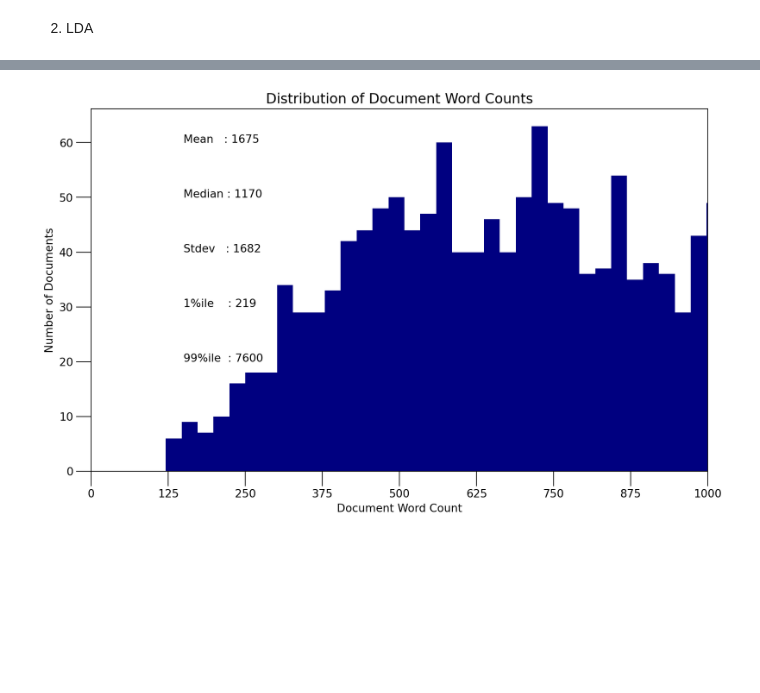
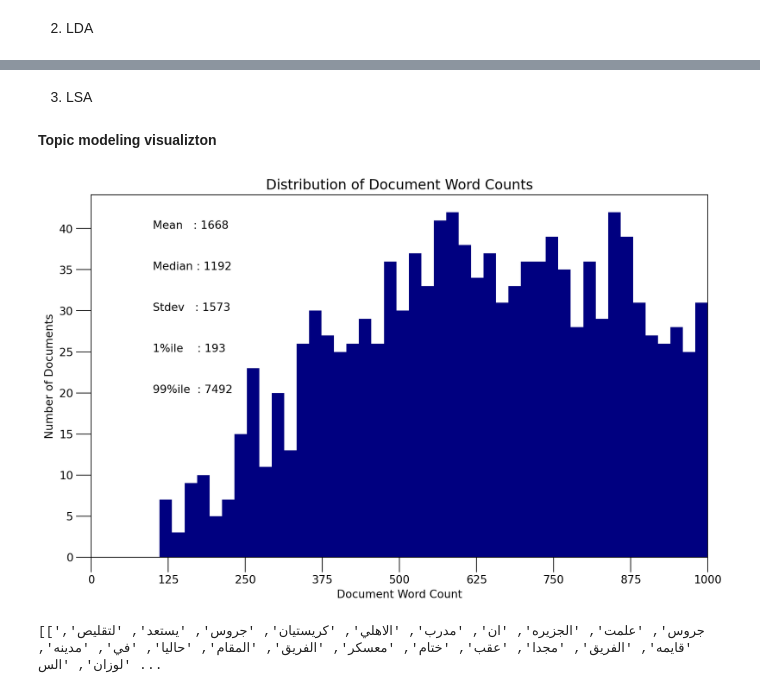
Before and after one commit to REHAB199/NLP-SaudiNewsNet, a Jupyter notebook: Code/nlp-saudi-news.ipynb, the cells around one changed output, grey strips where cells are left out. Saved outputs shown, nothing was run; the diff lists cells and outputs as text; code cells hidden in the pictures; blank space fills up the shorter version.

```diff
--- a/Code/nlp-saudi-news.ipynb
+++ b/Code/nlp-saudi-news.ipynb
@@ -152,2 +115,2 @@ df_sample.duplicated().sum()
 # %%
-df_sample.drop_duplicates(inplace = True)
+df.drop_duplicates(inplace = True)
@@ -164,5 +146,5 @@ min(df_sample.content.str.len())
 # %% [markdown]
 **removing observtions less than 120**
 # %%
-df_sample = df_sample[df_sample.content.str.len() > 120]
+df = df[df.content.str.len() > 120]
 # %%
@@ -196,7 +178,7 @@ def clean_text(text):
 
     return text
 # %%
-arabic_punctuations = '''`÷×؛<>_()*&^%][ـ،/:"؟.,'{}~¦+|!”…“–ـ'''
+arabic_punctuations = '''«»`÷×؛<>_()*&^%][ـ،/:"؟.,'{}~¦+|!”…“–ـ'''
 english_punctuations = string.punctuation
 punctuations_list = arabic_punctuations + english_punctuations
 
@@ -238,22 +220,25 @@ def remove_repeating_char(text):
     return re.sub(r'(.)\1+', r'\1', text)
 # %%
 # clean and normalize text
-df_sample['content'] = df_sample.content.apply(lambda x: clean_text(x))
+df.content  = df.content.apply(lambda x: clean_text(x))
 
 # remove punctuation
-df_sample['content'] = df_sample.content.apply(lambda x: remove_punctuations(x))
+df.content  = df.content.apply(lambda x: remove_punctuations(x))
 
 # remove diacritics
-df_sample['content'] = df_sample.content.apply(lambda x: remove_diacritics(x))
+df.content  = df.content.apply(lambda x: remove_diacritics(x))
 
 # remove repeating char
-df_sample['content'] = df_sample.content.apply(lambda x: remove_repeating_char(x))
+df.content  = df.content.apply(lambda x: remove_repeating_char(x))
 
 # remove english letters
-df_sample.content = df_sample.content.apply(lambda x: re.sub(r'[a-zA-Z]', '', x))
+df.content = df.content.apply(lambda x: re.sub(r'[a-zA-Z]', '', x))
 
-# remove a special character _
-df_sample.content = df_sample.content.apply(lambda x: re.sub(r'[_]+', '', x))
+# remove a special character
+df.content = df.content.apply(lambda x: re.sub(r'[_]+', '', x))
+
+# remove english numbers
+df.content = df.content.apply(lambda x: re.sub(r'/[0-9\u0621-\u064A]+/u', '', x))
 
 # remove space
-df_sample['content'] = df_sample.content.str.replace('\d+', '')
+df.content  = df.content.str.replace('\d+', '')
@@ -526,0 +524,2 @@ df_document_topics
+# %% [markdown]
+3. LSA
@@ -527,19 +528,35 @@ df_document_topics
+# %% [markdown]
+**Topic modeling visualizton**
 # %%
-doc_lens = [len(d) for d in df_sample.content]
+doc_lens = [len(d) for d in df.content]
 
 # Plot
 plt.figure(figsize=(12,7), dpi=160)
 plt.hist(doc_lens, bins = 1000, color='navy')
-plt.text(150, 60, "Mean   : " + str(round(np.mean(doc_lens))))
-plt.text(150,  50, "Median : " + str(round(np.median(doc_lens))))
-plt.text(150,  40, "Stdev   : " + str(round(np.std(doc_lens))))
-plt.text(150,  30, "1%ile    : " + str(round(np.quantile(doc_lens, q=0.01))))
-plt.text(150,  20, "99%ile  : " + str(round(np.quantile(doc_lens, q=0.99))))
+plt.text(100, 40, "Mean   : " + str(round(np.mean(doc_lens))))
+plt.text(100,  35, "Median : " + str(round(np.median(doc_lens))))
+plt.text(100,  30, "Stdev   : " + str(round(np.std(doc_lens))))
+plt.text(100,  25, "1%ile    : " + str(round(np.quantile(doc_lens, q=0.01))))
+plt.text(100,  20, "99%ile  : " + str(round(np.quantile(doc_lens, q=0.99))))
 
 plt.gca().set(xlim=(0, 1000), ylabel='Number of Documents', xlabel='Document Word Count')
 plt.tick_params(size=16)
 plt.xticks(np.linspace(0,1000,9))
 plt.title('Distribution of Document Word Counts', fontdict=dict(size=15))
-plt.show()
 # %% [output]
-[figure, old version]
+[figure, new version]
+# %%
+def sent_to_words(sentences):
+    for sent in sentences:
+        sent = re.sub('\S*@\S*\s?', '', sent)  # remove emails
+        sent = re.sub('\s+', ' ', sent)  # remove newline chars
+        sent = re.sub("\'", "", sent)  # remove single quotes
+        sent = gensim.utils.simple_preprocess(str(sent), deacc=True)
+        yield(sent)
+
+# Convert to list
+data = df.content.values.tolist()
+data_words = list(sent_to_words(data))
+print(data_words[:1])
+# %% [output]
+[['جروس', 'علمت', 'الجزيره', 'ان', 'مدرب', 'الاهلي', 'كريستيان', 'جروس', 'يستعد', 'لتقليص', 'قايمه', 'الفريق', 'مجدا', 'عقب', 'ختام', 'معسكر', 'الفريق', 'المقام', 'حاليا', 'في', 'مدينه', 'لوزان', 'الس ...
```
Also changed, not shown: parts of 55 cells of this notebook.
